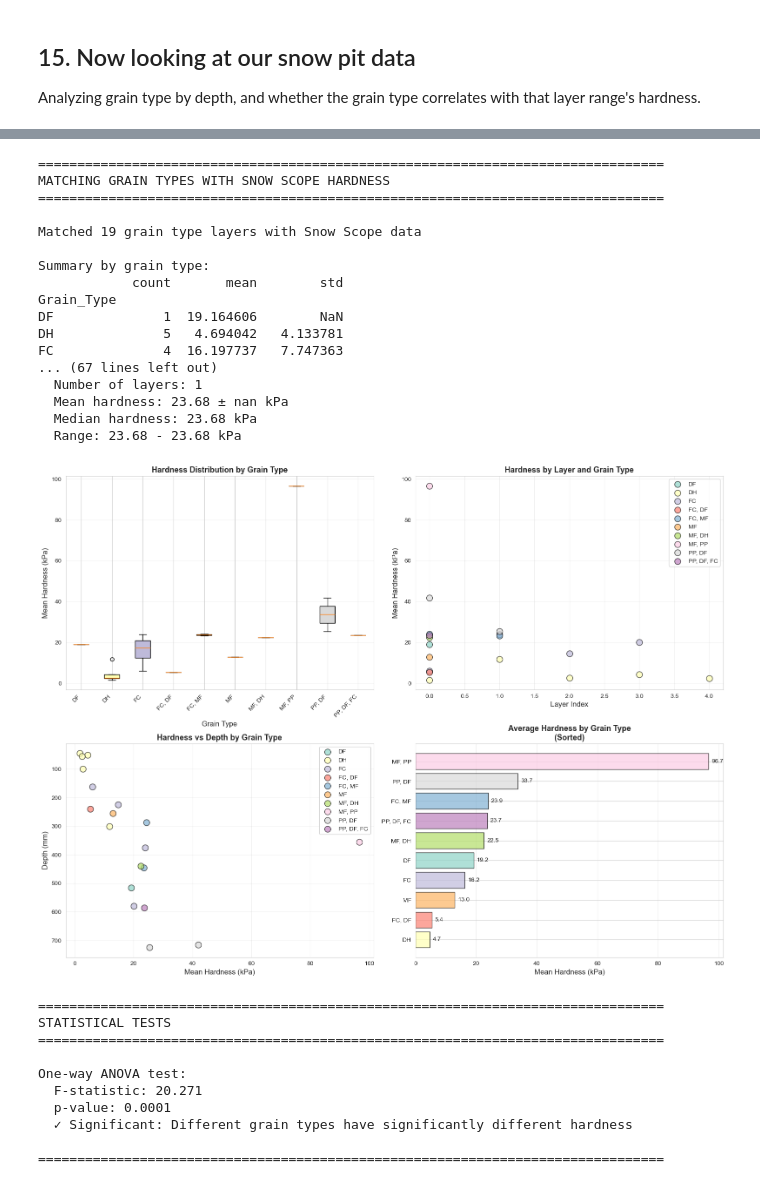
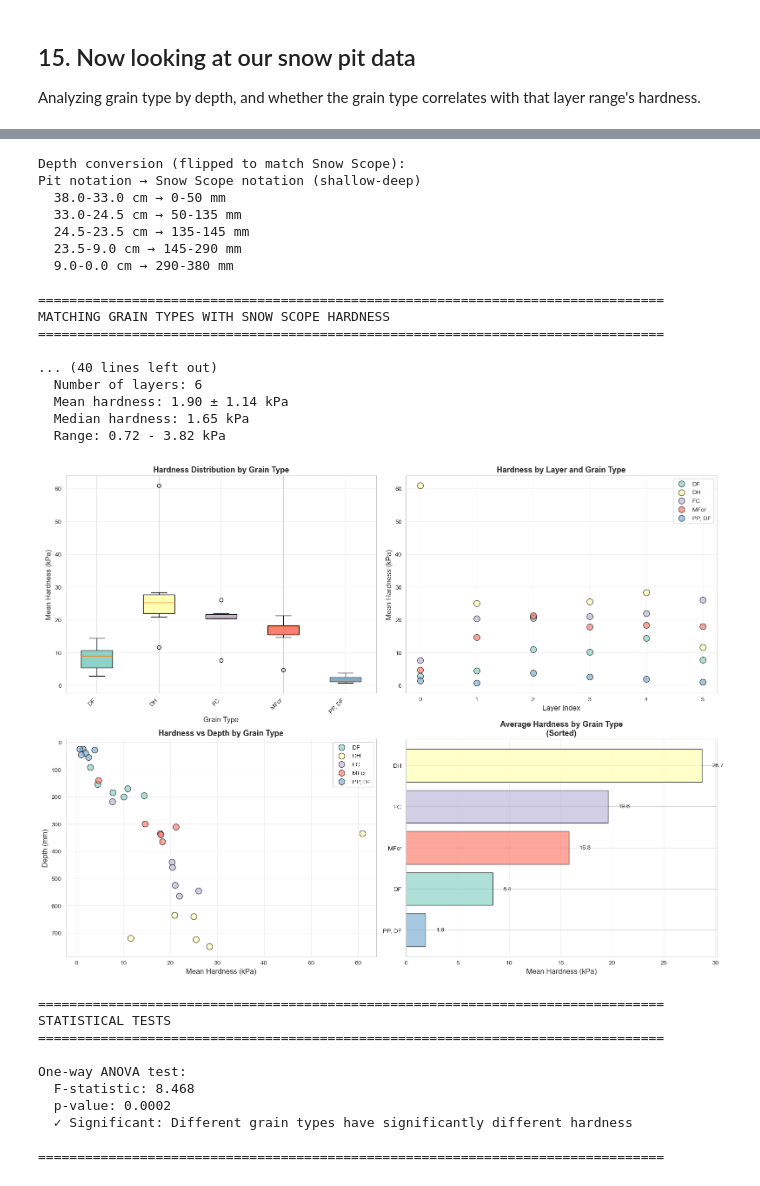
Before and after one commit to millie-spencer/SnowScope_processing_vis, a Jupyter notebook: 01_snow_scope_tree_analysis.ipynb, the cells around one changed output, grey strips where cells are left out. Drawn from its saved outputs; the diff is of its cells as text; code cells hidden in the pictures.

Commit message:
fixed snow depth mixup

```diff
--- a/01_snow_scope_tree_analysis.ipynb
+++ b/01_snow_scope_tree_analysis.ipynb
@@ -1191,12 +1192,29 @@ print(f"Unique pits: {strat_clean['PitID'].unique()}")
 print("\nSample of stratigraphy data:")
 display(strat_clean.head(10))
 
-# Convert depth ranges from cm to mm (Top and Bottom are already in cm)
+# Convert depth ranges from cm to mm
+# In pit observations: Top = surface (e.g., 60cm), Bottom = ground (0cm)
+# Need to FLIP this to match Snow Scope convention where depth increases downward
 strat_clean = strat_clean.copy()
-strat_clean['Top_mm'] = strat_clean['Top'] * 10
-strat_clean['Bottom_mm'] = strat_clean['Bottom'] * 10
-strat_clean['Mid_depth_mm'] = (strat_clean['Top_mm'] + strat_clean['Bottom_mm']) / 2
-strat_clean['Layer_thickness_mm'] = strat_clean['Top_mm'] - strat_clean['Bottom_mm']  # Top is deeper than bottom
+
+# Get total snow depth for each pit to flip the measurements
+for pit_id in strat_clean['PitID'].unique():
+    pit_rows = strat_clean['PitID'] == pit_id
+    max_depth_cm = strat_clean.loc[pit_rows, 'Top'].max()  # Total snow depth
+
+    # Flip the depths: surface (Top) becomes 0, ground (Bottom) becomes max depth
+    # Top in pit = surface → becomes shallow in Snow Scope
+    # Bottom in pit = ground → becomes deep in Snow Scope
+    strat_clean.loc[pit_rows, 'Shallow_mm'] = (max_depth_cm - strat_clean.loc[pit_rows, 'Top']) * 10
+    strat_clean.loc[pit_rows, 'Deep_mm'] = (max_depth_cm - strat_clean.loc[pit_rows, 'Bottom']) * 10
+
+strat_clean['Mid_depth_mm'] = (strat_clean['Shallow_mm'] + strat_clean['Deep_mm']) / 2
+strat_clean['Layer_thickness_mm'] = strat_clean['Deep_mm'] - strat_clean['Shallow_mm']
+
+print("\nDepth conversion (flipped to match Snow Scope):")
+print("Pit notation → Snow Scope notation (shallow-deep)")
+for _, row in strat_clean.head(5).iterrows():
+    print(f"  {row['Top']:.1f}-{row['Bottom']:.1f} cm → {row['Shallow_mm']:.0f}-{row['Deep_mm']:.0f} mm")
 
 print("\n" + "=" * 80)
 print("MATCHING GRAIN TYPES WITH SNOW SCOPE HARDNESS")
@@ -1208,8 +1226,8 @@ grain_hardness_data = []
 for _, layer in strat_clean.iterrows():
     pit_id = layer['PitID']
     grain_type = layer['Grain.Type']
-    top_mm = layer['Top_mm']  # Deeper
-    bottom_mm = layer['Bottom_mm']  # Shallower
+    shallow_mm = layer['Shallow_mm']  # Shallower depth (smaller number)
+    deep_mm = layer['Deep_mm']  # Deeper depth (larger number)
     mid_depth = layer['Mid_depth_mm']
     grain_size = layer['Grain.Size']
 
@@ -1222,8 +1240,8 @@ for _, layer in strat_clean.iterrows():
     for profile_num in pit_profiles:
         for filename, df, pnum in data_files:
             if pnum == profile_num:
-                # Find measurements within this depth range (bottom_mm is shallower, top_mm is deeper)
-                in_range = df[(df['depth_mm'] >= bottom_mm) & (df['depth_mm'] <= top_mm)]
+                # Find measurements within this depth range
+                in_range = df[(df['depth_mm'] >= shallow_mm) & (df['depth_mm'] <= deep_mm)]
                 if len(in_range) > 0:
                     hardness_in_layer.extend(in_range['hardness_kPa'].values)
                 break
@@ -1233,10 +1251,10 @@ for _, layer in strat_clean.iterrows():
             'PitID': pit_id,
             'Grain_Type': grain_type,
             'Grain_Size': grain_size,
-            'Top_mm': top_mm,
-            'Bottom_mm': bottom_mm,
+            'Shallow_mm': shallow_mm,
+            'Deep_mm': deep_mm,
             'Mid_depth_mm': mid_depth,
-            'Layer_thickness_mm': abs(top_mm - bottom_mm),
+            'Layer_thickness_mm': deep_mm - shallow_mm,
             'n_measurements': len(hardness_in_layer),
             'mean_hardness_kPa': np.mean(hardness_in_layer),
             'std_hardness_kPa': np.std(hardness_in_layer),
@@ -1392,28 +1410,28 @@ Sample of stratigraphy data:
+Depth conversion (flipped to match Snow Scope):
+Pit notation → Snow Scope notation (shallow-deep)
+  38.0-33.0 cm → 0-50 mm
+  33.0-24.5 cm → 50-135 mm
+  24.5-23.5 cm → 135-145 mm
+  23.5-9.0 cm → 145-290 mm
+  9.0-0.0 cm → 290-380 mm
+
 ================================================================================
 MATCHING GRAIN TYPES WITH SNOW SCOPE HARDNESS
 ================================================================================
 
-Matched 19 grain type layers with Snow Scope data
-
-Summary by grain type:
-            count       mean        std
-Grain_Type
-DF              1  19.164606        NaN
-DH              5   4.694042   4.133781
-FC              4  16.197737   7.747363
-... (67 lines left out)
-  Number of layers: 1
-  Mean hardness: 23.68 ± nan kPa
-  Median hardness: 23.68 kPa
-  Range: 23.68 - 23.68 kPa
+... (40 lines left out)
+  Number of layers: 6
+  Mean hardness: 1.90 ± 1.14 kPa
+  Median hardness: 1.65 kPa
+  Range: 0.72 - 3.82 kPa
-[figure, old version]
+[figure, new version]
 ================================================================================
 STATISTICAL TESTS
 ================================================================================
 
 One-way ANOVA test:
-  F-statistic: 20.271
-  p-value: 0.0001
+  F-statistic: 8.468
+  p-value: 0.0002
   ✓ Significant: Different grain types have significantly different hardness
 
 ================================================================================
```
Also changed, not shown: parts of 3 cells of this notebook.
